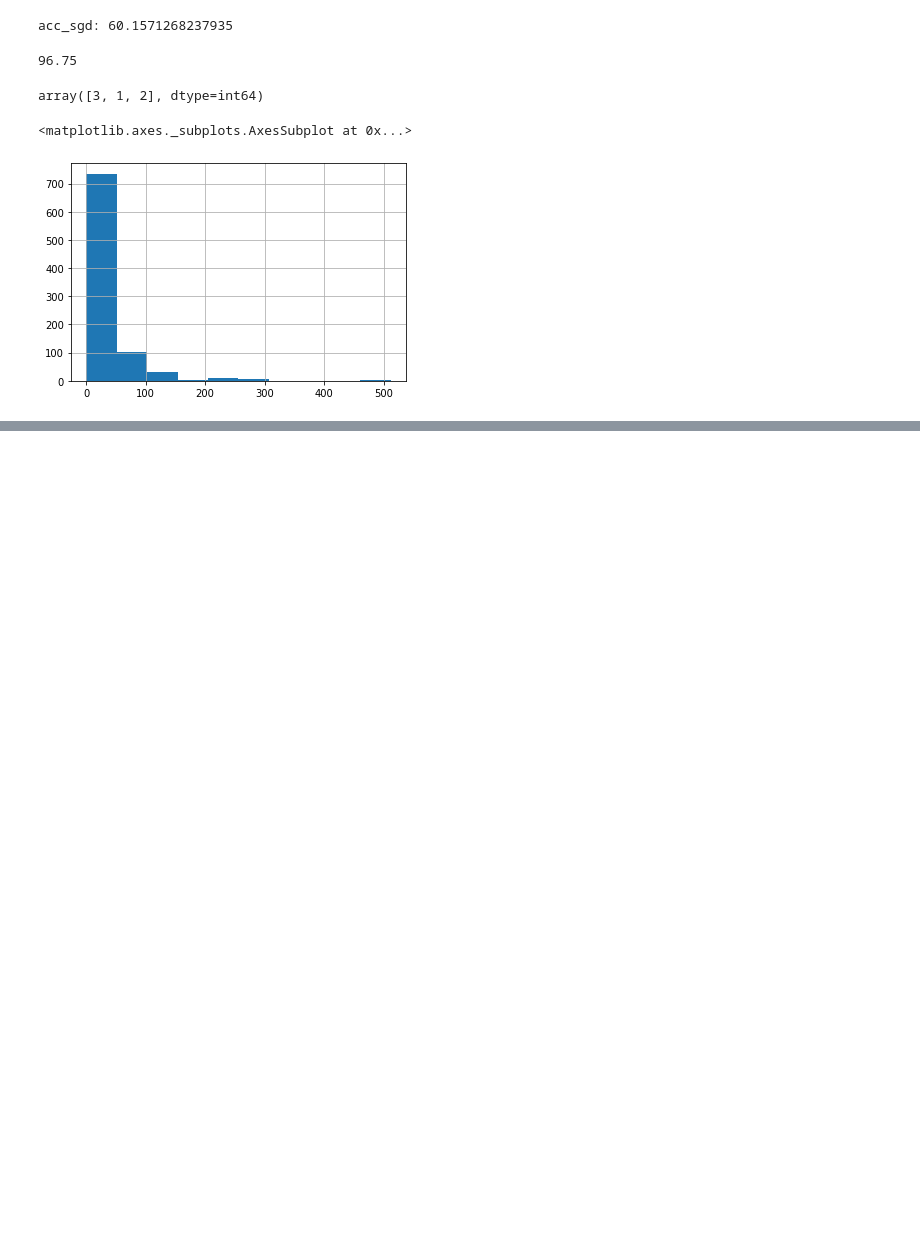
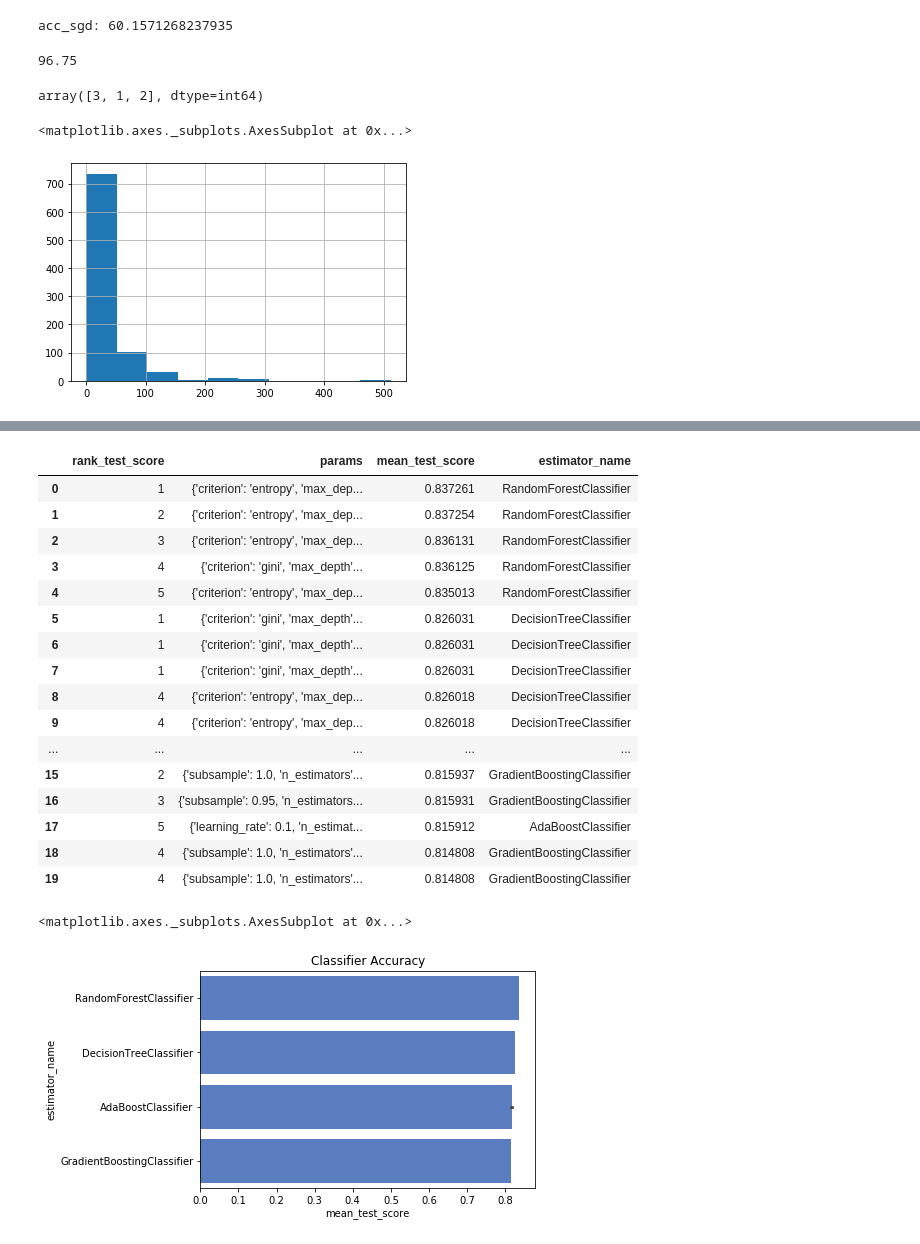
Before and after one commit to MichalGasiorowski/ml-playground, a Jupyter notebook: notebook/homl/Classification3-c-Titanic.ipynb, the cells around one changed output, grey strips where cells are left out. Saved outputs shown, nothing was run; the diff lists cells and outputs as text; code cells hidden in the pictures; blank space fills up the shorter version.

Commit message:
Titanic classification, kaggle submit

```diff
--- a/notebook/homl/Classification3-c-Titanic.ipynb
+++ b/notebook/homl/Classification3-c-Titanic.ipynb
@@ -218,6 +209,8 @@ Name: Cabin, dtype: object
 # %%
 train_df_prep = None
 test_df_prep = None
+# %%
+gender_sub_df, train_df, test_df = load_titanic_dateset(titanic_path=data_path)
 # %%
 def copy_data_to_prep():
     train_df_prep, test_df_prep = train_df.copy(), test_df.copy()
@@ -453,0 +835,18 @@ nummerical_attributes =
+# %%
+param_grid = {
+    'n_estimators': [200, 500],
+    'max_features': ['auto', 'sqrt'],
+    'max_depth' : [4,5],
+    'criterion' :['gini', 'entropy']
+}
+
+rf_clf = RandomForestClassifier()
+
+grid_clf = GridSearchCV(estimator=rf_clf,
+                   param_grid=param_grid, cv=5, return_train_score=True, verbose=1) # Turn on cv train scores
+
+grid_clf.fit(X_train_transformed, train_df_labels)
+
+#print(grid_clf.best_params_, grid_clf.best_estimator_, grid_clf.
+pd.DataFrame(grid_clf.cv_results_)[["rank_test_score", "params", "mean_test_score", "mean_train_score"]]\
+    .sort_values(by="rank_test_score").head(10)
@@ -453,0 +991,47 @@ nummerical_attributes =
+# %%
+# old best
+# {'criterion': 'gini', 'max_depth': 9, 'max_features': 'sqrt', 'n_estimators': 200} 	0.831674 	RandomForestClassifier
+#end_dataframe = results[0][1].copy()
+end_dataframe = pd.DataFrame()
+
+for grid_clf, df in results:
+    end_dataframe = end_dataframe.append(df)
+
+end_dataframe_sorted = end_dataframe.sort_values(by="mean_test_score", ascending=False)
+end_dataframe_sorted = end_dataframe_sorted.reset_index(drop=True)
+
+
+from IPython.core.display import HTML
+display(HTML(end_dataframe_sorted.to_html()))
+
+plt.xlabel('Accuracy')
+plt.title('Classifier Accuracy')
+
+sns.set_color_codes("muted")
+sns.barplot(x='mean_test_score', y='estimator_name', data=end_dataframe_sorted, color="b")
+#results[0][0].cv_results_
+
+#df_test['Btime'].iloc[0]
+#end_dataframe_sorted.iloc[0]['params']
+
+#end_dataframe_sorted[['params']]
+# %% [output]
+|  | rank_test_score | params | mean_test_score | estimator_name |
+| 0 | 1 | {'criterion': 'entropy', 'max_dep... | 0.837261 | RandomForestClassifier |
+| 1 | 2 | {'criterion': 'entropy', 'max_dep... | 0.837254 | RandomForestClassifier |
+| 2 | 3 | {'criterion': 'entropy', 'max_dep... | 0.836131 | RandomForestClassifier |
+| 3 | 4 | {'criterion': 'gini', 'max_depth'... | 0.836125 | RandomForestClassifier |
+| 4 | 5 | {'criterion': 'entropy', 'max_dep... | 0.835013 | RandomForestClassifier |
+| 5 | 1 | {'criterion': 'gini', 'max_depth'... | 0.826031 | DecisionTreeClassifier |
+| 6 | 1 | {'criterion': 'gini', 'max_depth'... | 0.826031 | DecisionTreeClassifier |
+| 7 | 1 | {'criterion': 'gini', 'max_depth'... | 0.826031 | DecisionTreeClassifier |
+| 8 | 4 | {'criterion': 'entropy', 'max_dep... | 0.826018 | DecisionTreeClassifier |
+| 9 | 4 | {'criterion': 'entropy', 'max_dep... | 0.826018 | DecisionTreeClassifier |
+| ... | ... | ... | ... | ... |
+| 15 | 2 | {'subsample': 1.0, 'n_estimators'... | 0.815937 | GradientBoostingClassifier |
+| 16 | 3 | {'subsample': 0.95, 'n_estimators... | 0.815931 | GradientBoostingClassifier |
+| 17 | 5 | {'learning_rate': 0.1, 'n_estimat... | 0.815912 | AdaBoostClassifier |
+| 18 | 4 | {'subsample': 1.0, 'n_estimators'... | 0.814808 | GradientBoostingClassifier |
+| 19 | 4 | {'subsample': 1.0, 'n_estimators'... | 0.814808 | GradientBoostingClassifier |
+<matplotlib.axes._subplots.AxesSubplot at 0x...>
+[figure, added]
```
Also changed, not shown: parts of 25 cells of this notebook.
